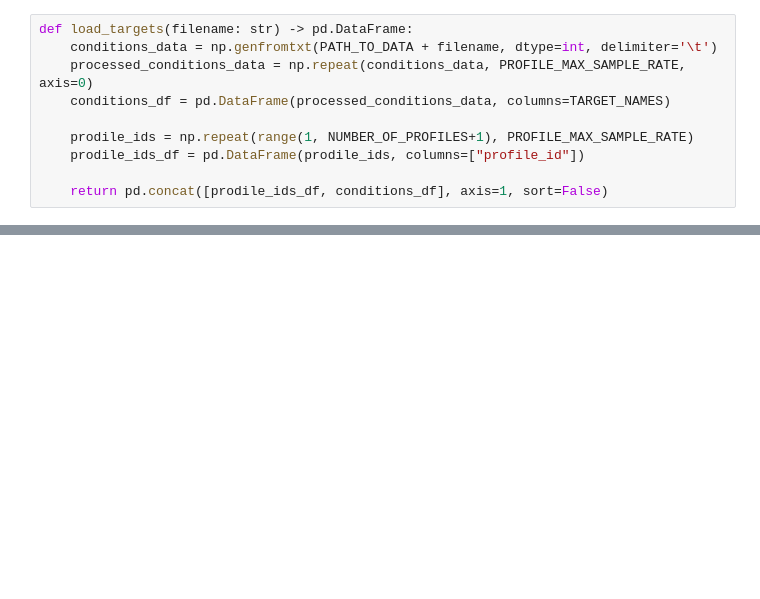
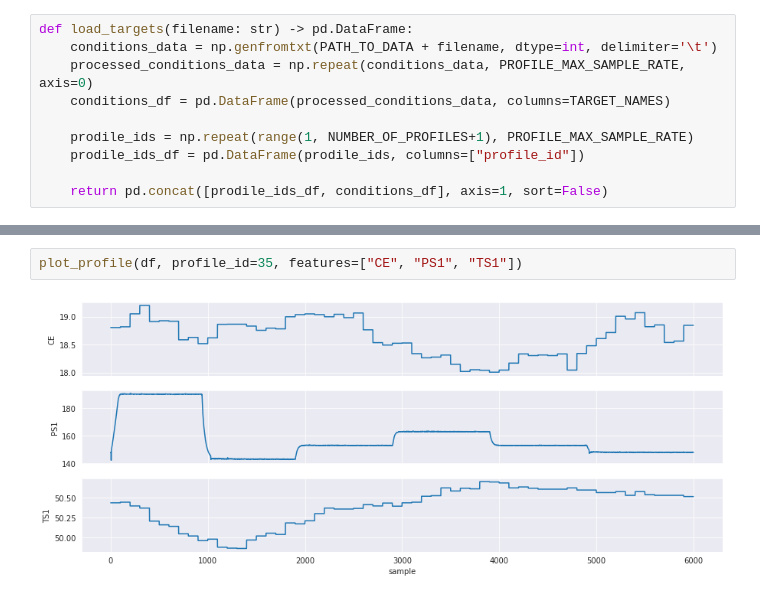
Before and after one commit to dimandms/hydraulic_monitoring, a Jupyter notebook: Hydraulic.ipynb, the cells around one changed output, grey strips where cells are left out. Drawn from its saved outputs; the diff is of its cells as text; blank space fills up the shorter version.

```diff
--- a/Hydraulic.ipynb
+++ b/Hydraulic.ipynb
@@ -60,0 +102,4 @@ gc.collect()
+# %%
+plot_profile(df, profile_id=35, features=["CE", "PS1", "TS1"])
+# %% [output]
+[figure, added]
```
Also changed, not shown: parts of 13 cells of this notebook.
